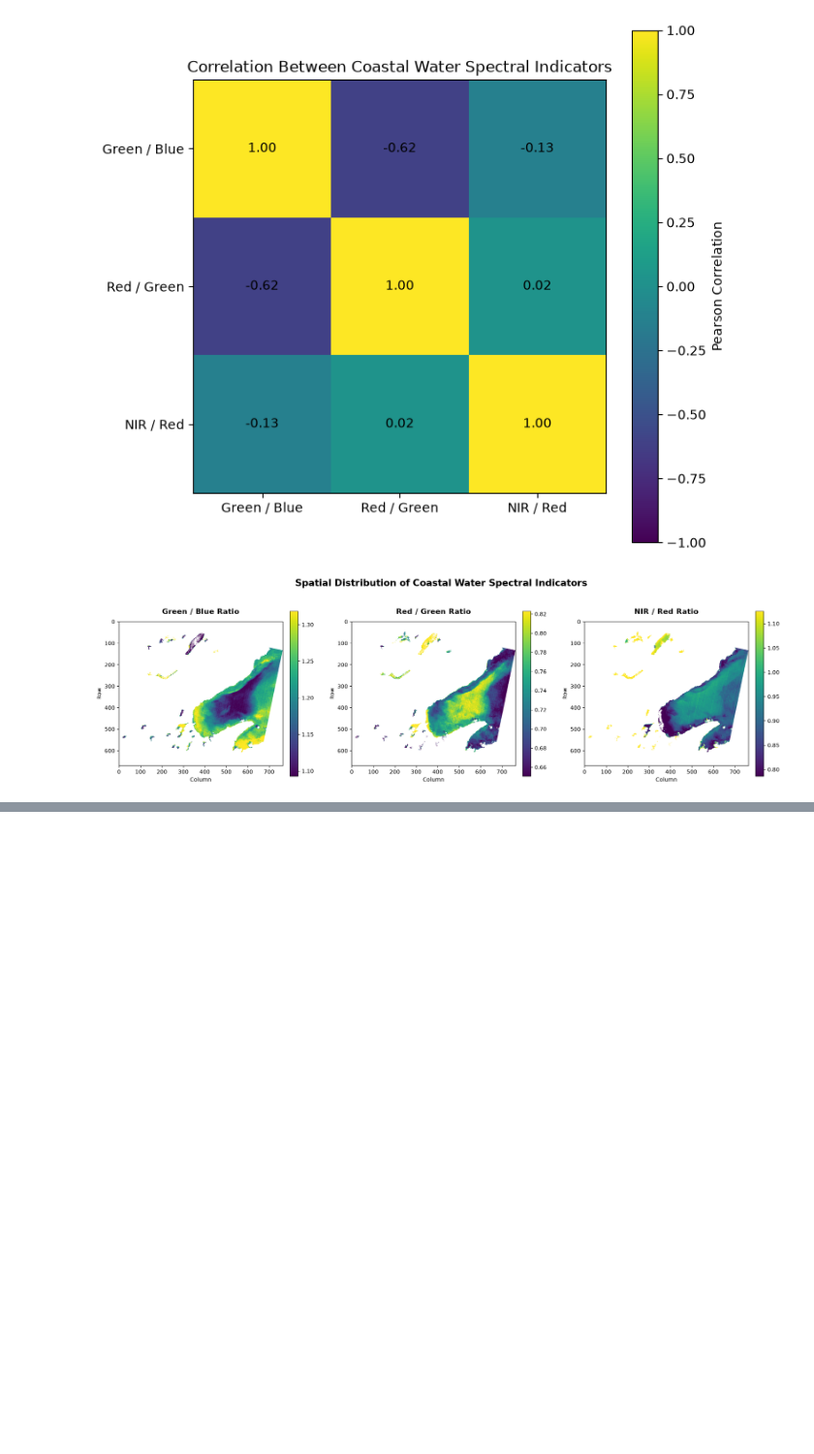
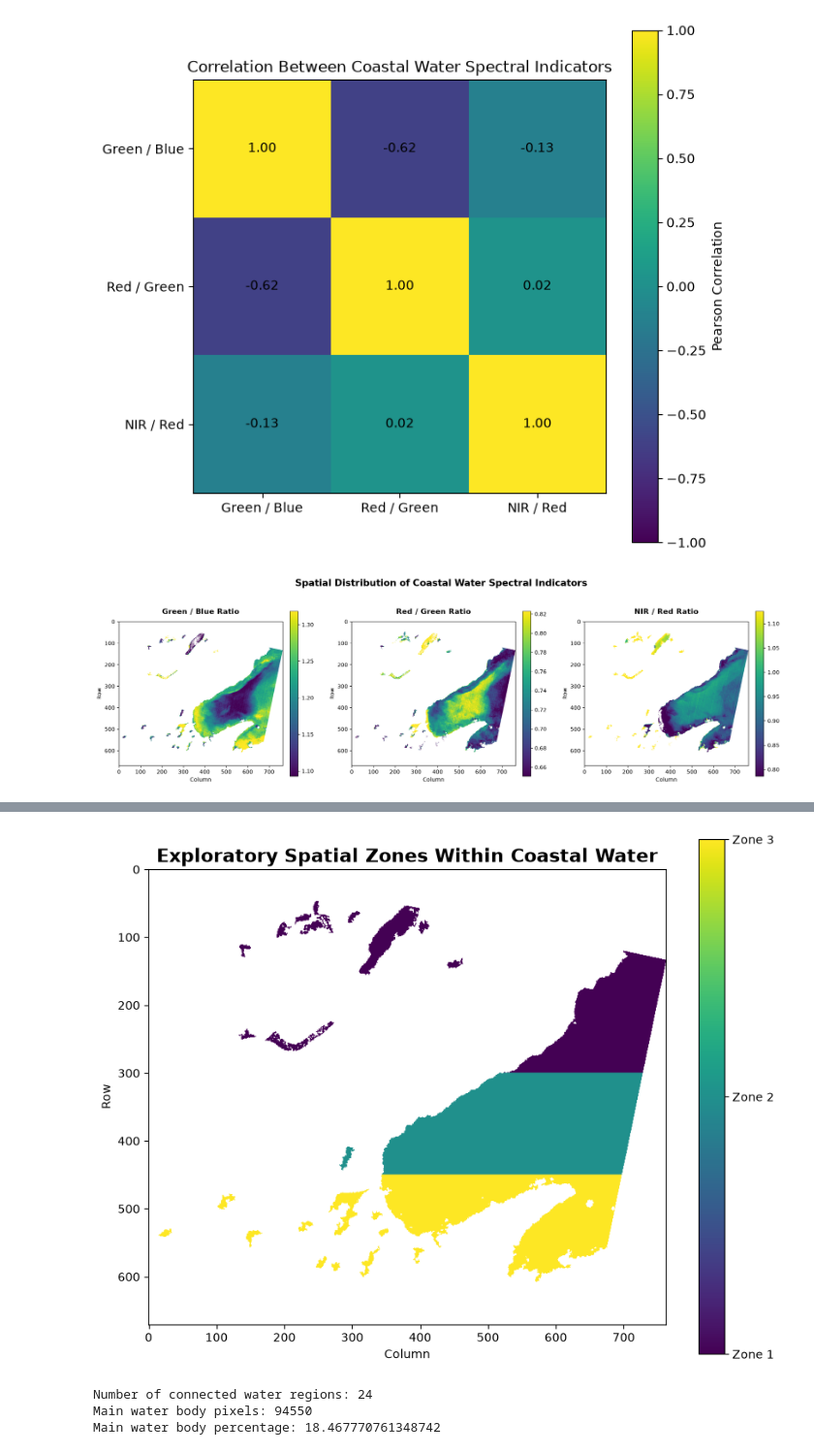
Before and after one commit to Keerthivasan2899/Geospectra-AI-belize-water-quality, a Jupyter notebook: notebooks/05_Coastal_Water_Quality__Feature_Mapping.ipynb, the cells around one changed output, grey strips where cells are left out. Shown at 97% size. Cells and saved outputs as stored; diff of their text form; code cells hidden in the pictures; blank space fills up the shorter version.

Commit message:
Complete coastal water spectral indicator analysis

```diff
--- a/notebooks/05_Coastal_Water_Quality__Feature_Mapping.ipynb
+++ b/notebooks/05_Coastal_Water_Quality__Feature_Mapping.ipynb
@@ -487,0 +496,76 @@ plt.show()
+# %%
+#19_Visualize exploratory water zones
+
+fig, ax = plt.subplots(figsize=(10, 8))
+
+display_zones = np.ma.masked_where(
+    ~water_mask,
+    zone_labels
+)
+
+im = ax.imshow(
+    display_zones,
+    cmap="viridis",
+    vmin=1,
+    vmax=3
+)
+
+ax.set_title(
+    "Exploratory Spatial Zones Within Coastal Water",
+    fontsize=16,
+    fontweight="bold"
+)
+
+ax.set_xlabel("Column")
+ax.set_ylabel("Row")
+
+cbar = fig.colorbar(
+    im,
+    ax=ax,
+    ticks=[1, 2, 3]
+)
+
+cbar.ax.set_yticklabels([
+    "Zone 1",
+    "Zone 2",
+    "Zone 3"
+])
+
+plt.show()
+# %% [output]
+[figure, added]
+# %%
+#20_Identify connected water regions
+
+from scipy import ndimage
+
+# Label connected components
+labeled_water, num_features = ndimage.label(
+    water_mask.astype(np.uint8)
+)
+
+# Count pixels in each component
+component_sizes = np.bincount(
+    labeled_water.ravel()
+)
+
+# Ignore background (label 0)
+component_sizes[0] = 0
+
+# Find the largest connected component
+main_component = np.argmax(component_sizes)
+
+main_water_mask = (
+    labeled_water == main_component
+)
+
+print("Number of connected water regions:", num_features)
+print("Main water body pixels:", np.sum(main_water_mask))
+print(
+    "Main water body percentage:",
+    100 * np.sum(main_water_mask) / water_mask.size
+)
+# %% [output]
+Number of connected water regions: 24
+Main water body pixels: 94550
+Main water body percentage: 18.467770761348742
```
Also changed, not shown: parts of 8 cells of this notebook.
